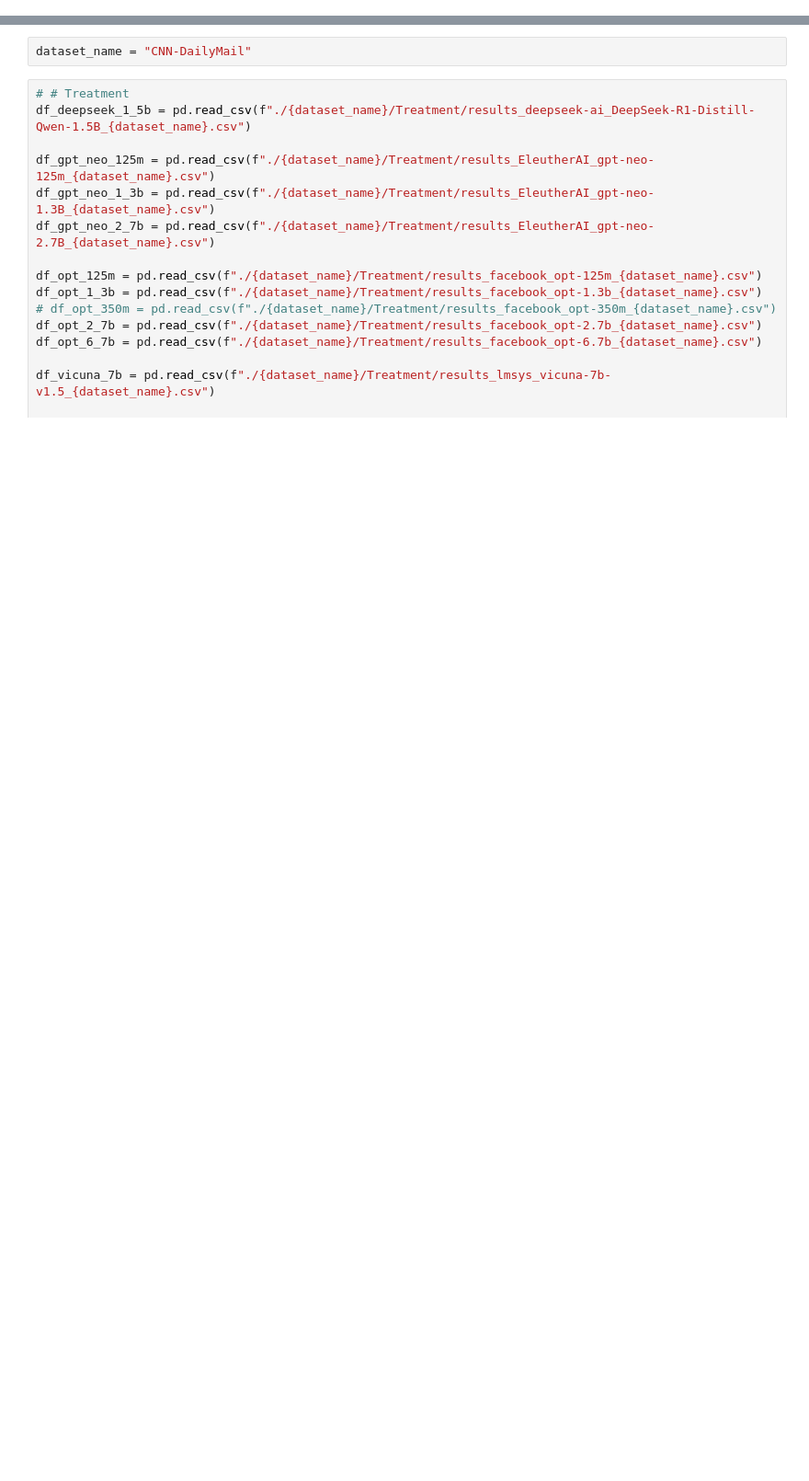
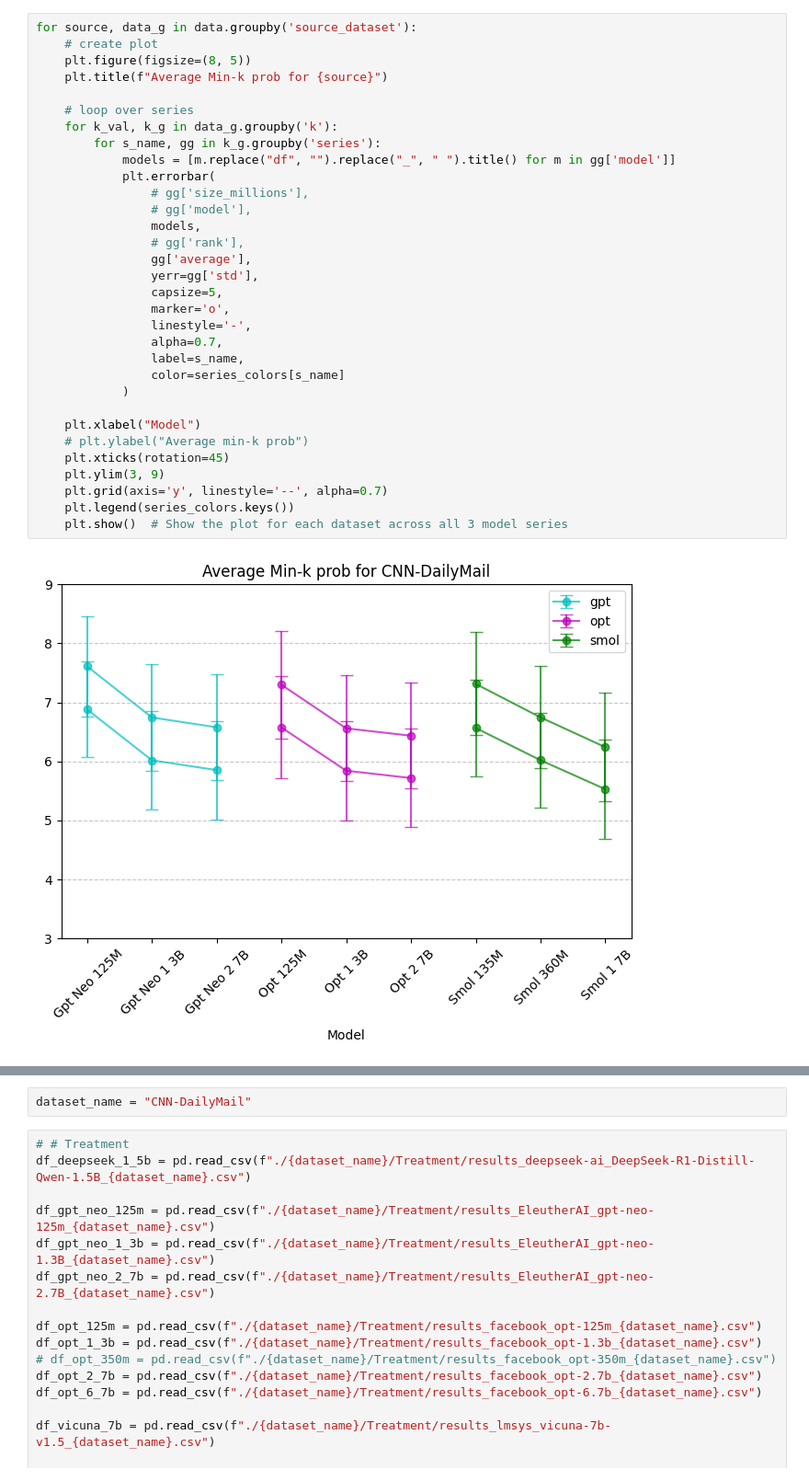
Before and after one commit to Hevia/LLMEval, a Jupyter notebook: data_analysis/report.ipynb, the cells around one changed output, grey strips where cells are left out. Shown: that part at 92% size. Cells and saved outputs as stored; diff of their text form; blank space fills up the shorter version.

```diff
--- a/data_analysis/report.ipynb
+++ b/data_analysis/report.ipynb
@@ -2,0 +55,34 @@ import pandas as pd
+# %%
+for source, data_g in data.groupby('source_dataset'):
+    # create plot
+    plt.figure(figsize=(8, 5))
+    plt.title(f"Average Min-k prob for {source}")
+
+    # loop over series
+    for k_val, k_g in data_g.groupby('k'):
+        for s_name, gg in k_g.groupby('series'):
+            models = [m.replace("df", "").replace("_", " ").title() for m in gg['model']]
+            plt.errorbar(
+                # gg['size_millions'],
+                # gg['model'],
+                models,
+                # gg['rank'],
+                gg['average'],
+                yerr=gg['std'],
+                capsize=5,
+                marker='o',
+                linestyle='-',
+                alpha=0.7,
+                label=s_name,
+                color=series_colors[s_name]
+            )
+
+    plt.xlabel("Model")
+    # plt.ylabel("Average min-k prob")
+    plt.xticks(rotation=45)
+    plt.ylim(3, 9)
+    plt.grid(axis='y', linestyle='--', alpha=0.7)
+    plt.legend(series_colors.keys())
+    plt.show()  # Show the plot for each dataset across all 3 model series
+# %% [output]
+[figure, added]
```
Also changed, not shown: parts of 25 cells of this notebook, 7 other files.
